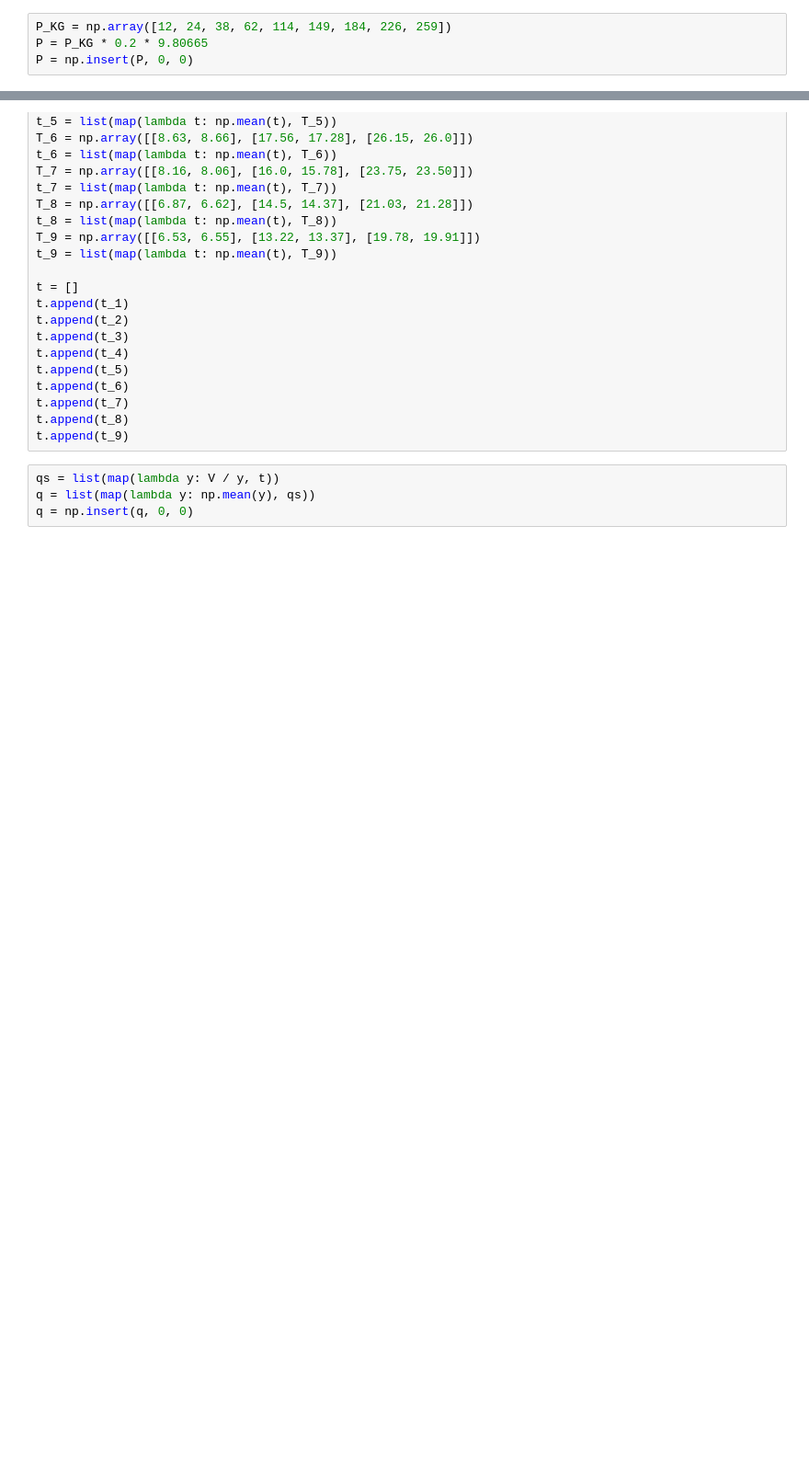
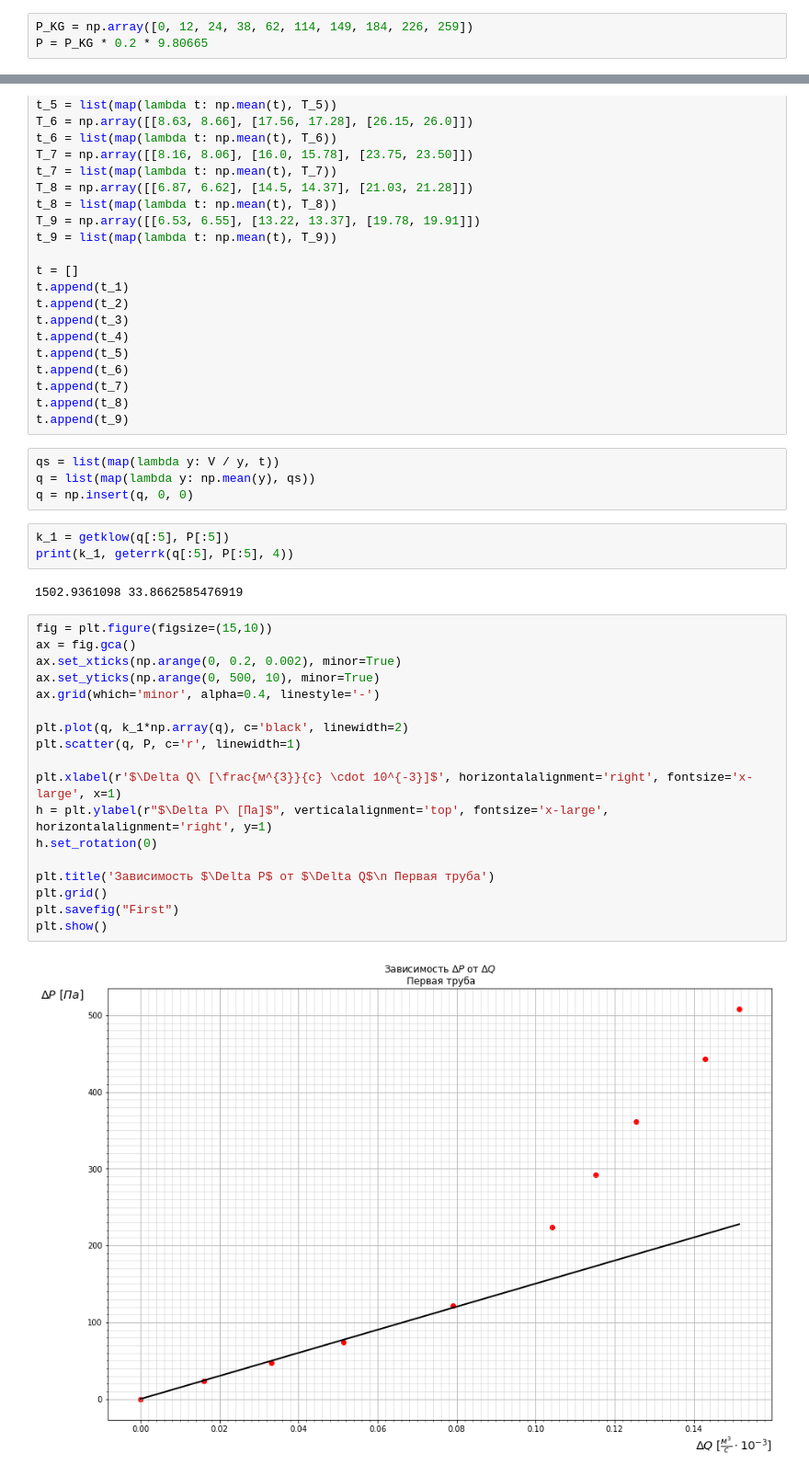
Before and after one commit to svinkapeppa/5-term, a Jupyter notebook: physics/2.4..ipynb, the cells around one changed output, grey strips where cells are left out. Shown at 92% size. Saved outputs shown, nothing was run; the diff lists cells and outputs as text; blank space fills up the shorter version.

```diff
--- a/physics/2.4..ipynb
+++ b/physics/2.4..ipynb
@@ -14,9 +25,8 @@ def geterr(x, y, n):
 # %% [markdown]
 ** Измерения на первой трубе **
 # %%
-P_KG = np.array([12, 24, 38, 62, 114, 149, 184, 226, 259])
+P_KG = np.array([0, 12, 24, 38, 62, 114, 149, 184, 226, 259])
 P = P_KG * 0.2 * 9.80665
-P = np.insert(P, 0, 0)
 # %%
 V = np.array([1, 2, 3])
 # %%
@@ -53,3 +63,28 @@ t.append(t_9)
 qs = list(map(lambda y: V / y, t))
 q = list(map(lambda y: np.mean(y), qs))
 q = np.insert(q, 0, 0)
+# %%
+k_1 = getklow(q[:5], P[:5])
+print(k_1, geterrk(q[:5], P[:5], 4))
+# %% [output]
+1502.9361098 33.8662585476919
+# %%
+fig = plt.figure(figsize=(15,10))
+ax = fig.gca()
+ax.set_xticks(np.arange(0, 0.2, 0.002), minor=True)
+ax.set_yticks(np.arange(0, 500, 10), minor=True)
+ax.grid(which='minor', alpha=0.4, linestyle='-')
+
+plt.plot(q, k_1*np.array(q), c='black', linewidth=2)
+plt.scatter(q, P, c='r', linewidth=1)
+
+plt.xlabel(r'$\Delta Q\ [\frac{м^{3}}{с} \cdot 10^{-3}]$', horizontalalignment='right', fontsize='x-large', x=1)
+h = plt.ylabel(r"$\Delta P\ [Па]$", verticalalignment='top', fontsize='x-large', horizontalalignment='right', y=1)
+h.set_rotation(0)
+
+plt.title('Зависимость $\Delta P$ от $\Delta Q$\n Первая труба')
+plt.grid()
+plt.savefig("First")
+plt.show()
+# %% [output]
+[figure, added]
```
Also changed, not shown: parts of 18 cells of this notebook.
